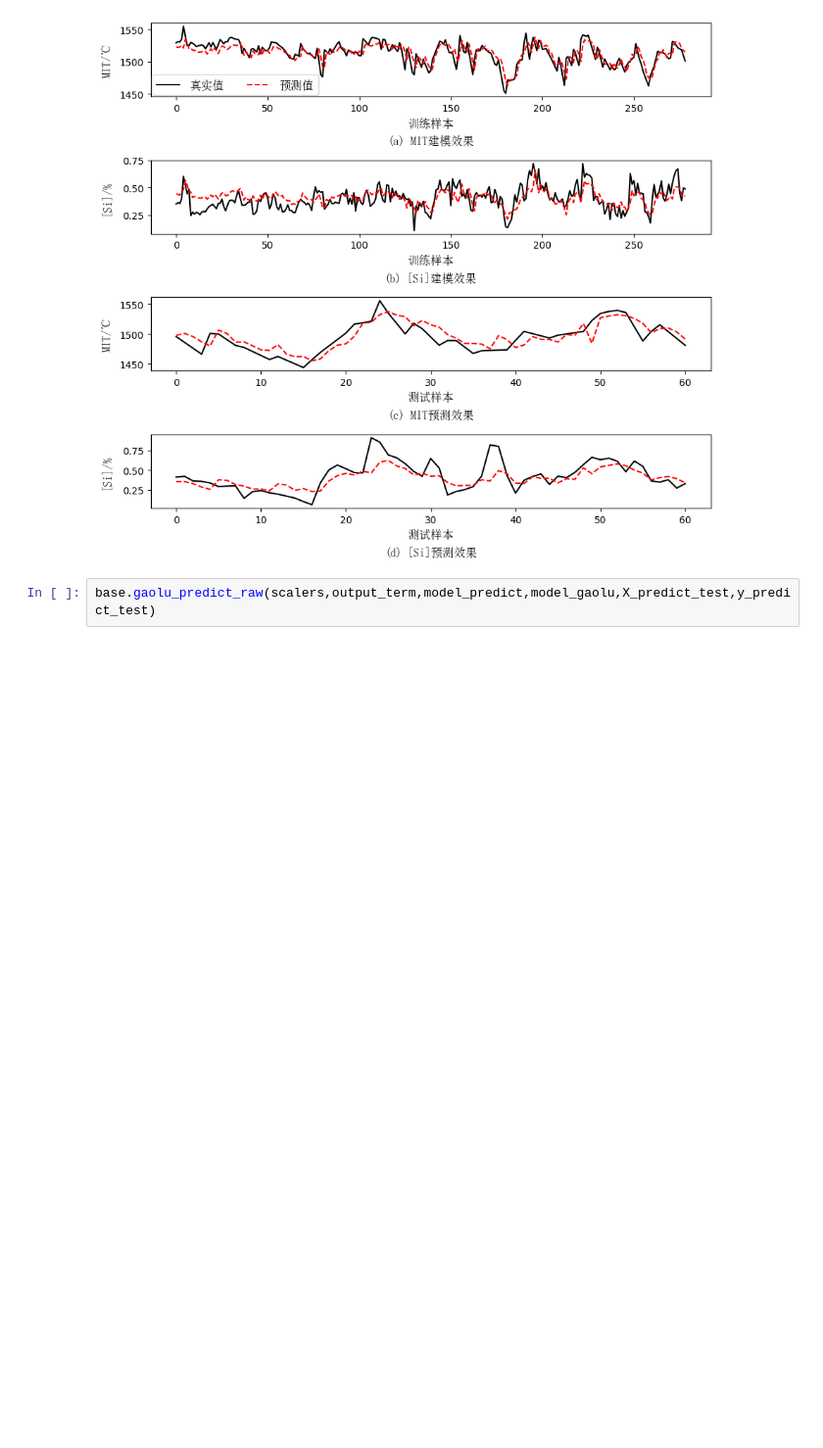
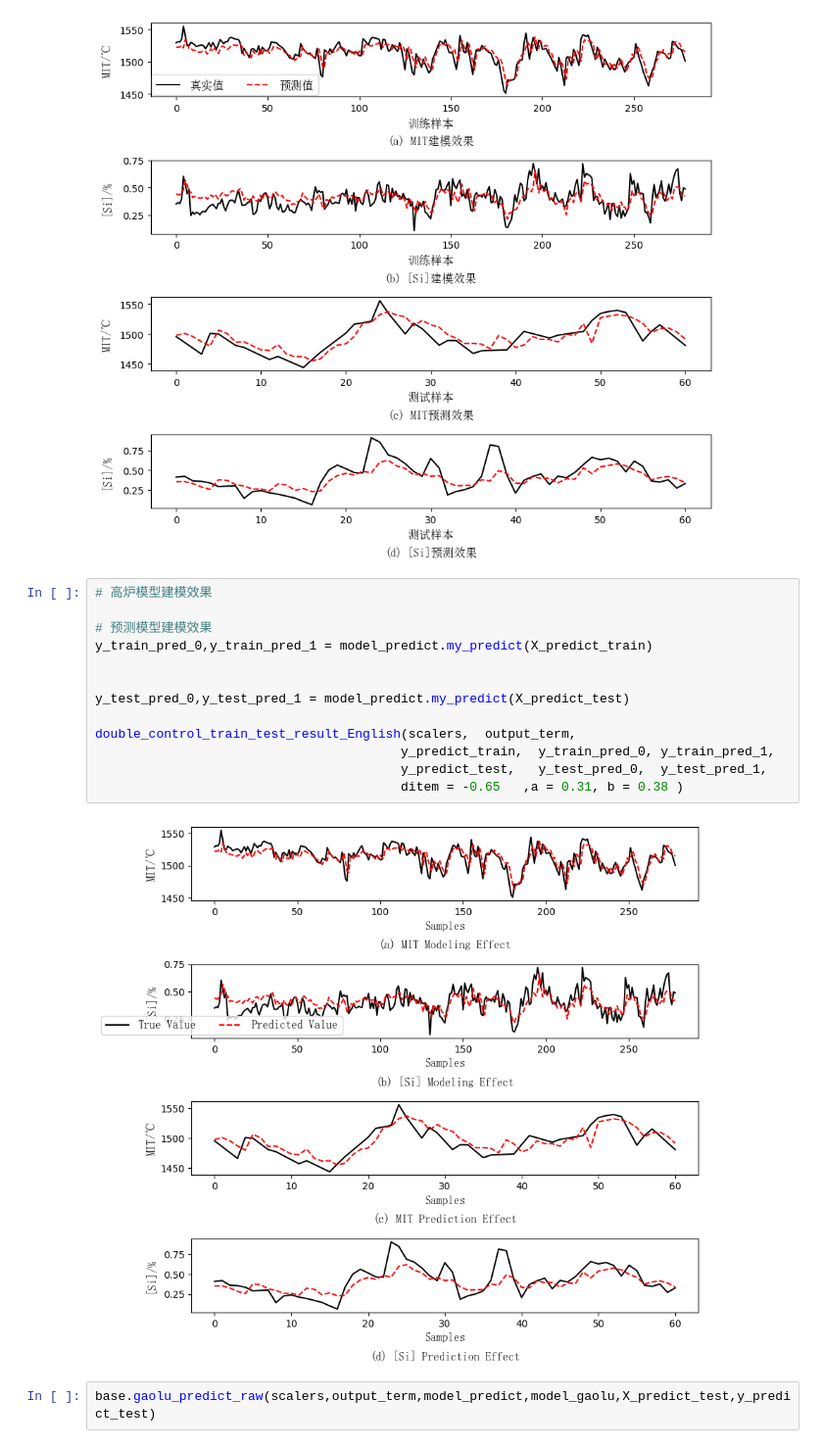
Before and after one commit to haokwok2002/gaolu, a Jupyter notebook: MPC/高炉/0数据处理/新输入输出模式/1h_mean/论文/神经网络_4_2_残差网络_3层隐含层_更新.ipynb, the cells around one changed output. Shown at 98% size. Drawn from its saved outputs; the diff is of its cells as text; blank space fills up the shorter version.

```diff
--- a/MPC/高炉/0数据处理/新输入输出模式/1h_mean/论文/神经网络_4_2_残差网络_3层隐含层_更新.ipynb
+++ b/MPC/高炉/0数据处理/新输入输出模式/1h_mean/论文/神经网络_4_2_残差网络_3层隐含层_更新.ipynb
@@ -895,6 +1092,21 @@ double_control_train_test_result(scalers,  output_term,
                                         ditem = -0.65   ,a = 0.31, b = 0.38 )
 # %% [output]
 [figure]
+# %%
+# 高炉模型建模效果
+
+# 预测模型建模效果
+y_train_pred_0,y_train_pred_1 = model_predict.my_predict(X_predict_train)
+
+
+y_test_pred_0,y_test_pred_1 = model_predict.my_predict(X_predict_test)
+
+double_control_train_test_result_English(scalers,  output_term,
+                                        y_predict_train,  y_train_pred_0, y_train_pred_1,
+                                        y_predict_test,   y_test_pred_0,  y_test_pred_1,
+                                        ditem = -0.65   ,a = 0.31, b = 0.38 )
+# %% [output]
+[figure, added]
 # %%
 base.gaolu_predict_raw(scalers,output_term,model_predict,model_gaolu,X_predict_test,y_predict_test)
 # %% [output]
```
Also changed, not shown: parts of 12 cells of this notebook, 8 other files.
